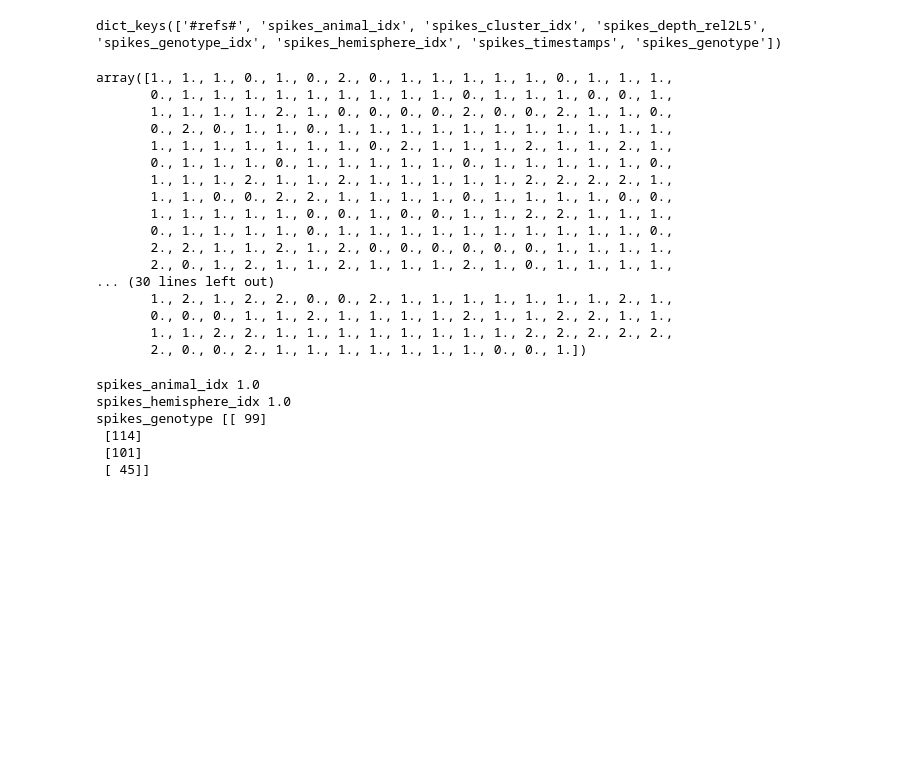
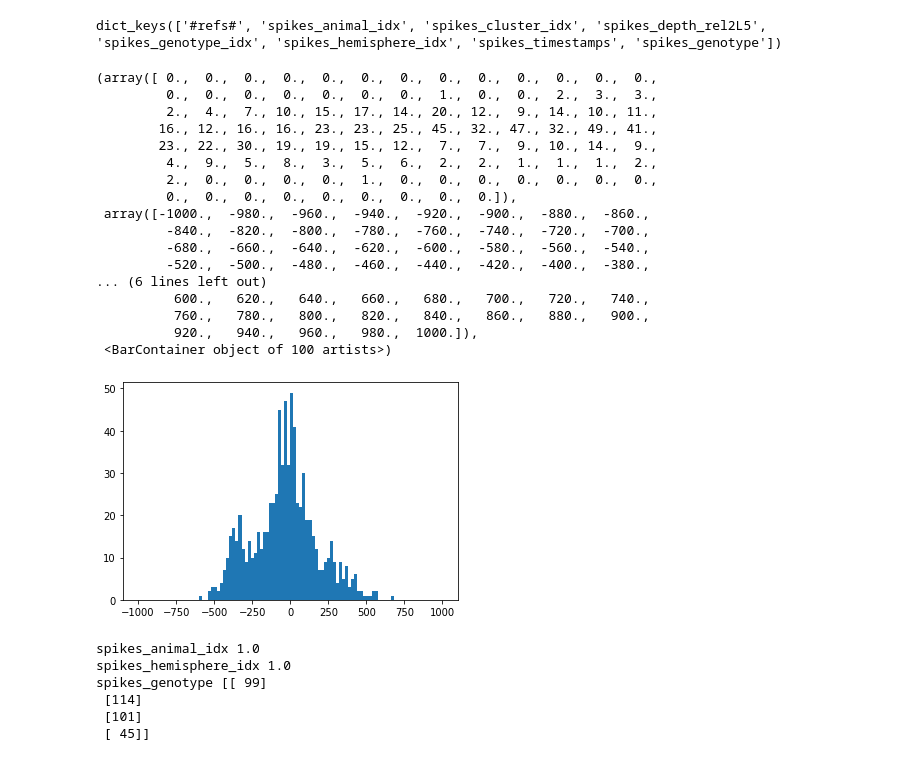
Before and after one commit to woxxel/DarkMatter, a Jupyter notebook: notebooks/spiking_data_analysis.ipynb, the cells around one changed output. Cells and saved outputs as stored; diff of their text form; code cells hidden in the pictures; blank space fills up the shorter version.

```diff
--- a/notebooks/spiking_data_analysis.ipynb
+++ b/notebooks/spiking_data_analysis.ipynb
@@ -44,26 +44,27 @@ data['spikes_depth_rel2L5'] = data['spikes_depth_rel2L5'].flatten()
 data.keys()
 # %% [output]
 dict_keys(['#refs#', 'spikes_animal_idx', 'spikes_cluster_idx', 'spikes_depth_rel2L5', 'spikes_genotype_idx', 'spikes_hemisphere_idx', 'spikes_timestamps', 'spikes_genotype'])
-# %%
-data['spikes_cluster_idx']
-# %% [output]
-array([1., 1., 1., 0., 1., 0., 2., 0., 1., 1., 1., 1., 1., 0., 1., 1., 1.,
-       0., 1., 1., 1., 1., 1., 1., 1., 1., 1., 0., 1., 1., 1., 0., 0., 1.,
-       1., 1., 1., 1., 2., 1., 0., 0., 0., 0., 2., 0., 0., 2., 1., 1., 0.,
-       0., 2., 0., 1., 1., 0., 1., 1., 1., 1., 1., 1., 1., 1., 1., 1., 1.,
-       1., 1., 1., 1., 1., 1., 1., 0., 2., 1., 1., 1., 2., 1., 1., 2., 1.,
-       0., 1., 1., 1., 0., 1., 1., 1., 1., 1., 0., 1., 1., 1., 1., 1., 0.,
-       1., 1., 1., 2., 1., 1., 2., 1., 1., 1., 1., 1., 2., 2., 2., 2., 1.,
-       1., 1., 0., 0., 2., 2., 1., 1., 1., 1., 0., 1., 1., 1., 1., 0., 0.,
-       1., 1., 1., 1., 1., 0., 0., 1., 0., 0., 1., 1., 2., 2., 1., 1., 1.,
-       0., 1., 1., 1., 1., 0., 1., 1., 1., 1., 1., 1., 1., 1., 1., 1., 0.,
-       2., 2., 1., 1., 2., 1., 2., 0., 0., 0., 0., 0., 0., 1., 1., 1., 1.,
-       2., 0., 1., 2., 1., 1., 2., 1., 1., 1., 2., 1., 0., 1., 1., 1., 1.,
-... (30 lines left out)
-       1., 2., 1., 2., 2., 0., 0., 2., 1., 1., 1., 1., 1., 1., 1., 2., 1.,
-       0., 0., 0., 1., 1., 2., 1., 1., 1., 1., 2., 1., 1., 2., 2., 1., 1.,
-       1., 1., 2., 2., 1., 1., 1., 1., 1., 1., 1., 1., 2., 2., 2., 2., 2.,
-       2., 0., 0., 2., 1., 1., 1., 1., 1., 1., 1., 0., 0., 1.])
+# %%
+plt.hist(data['spikes_depth_rel2L5'],np.linspace(-1000,1000,101))
+# %% [output]
+(array([ 0.,  0.,  0.,  0.,  0.,  0.,  0.,  0.,  0.,  0.,  0.,  0.,  0.,
+         0.,  0.,  0.,  0.,  0.,  0.,  0.,  1.,  0.,  0.,  2.,  3.,  3.,
+         2.,  4.,  7., 10., 15., 17., 14., 20., 12.,  9., 14., 10., 11.,
+        16., 12., 16., 16., 23., 23., 25., 45., 32., 47., 32., 49., 41.,
+        23., 22., 30., 19., 19., 15., 12.,  7.,  7.,  9., 10., 14.,  9.,
+         4.,  9.,  5.,  8.,  3.,  5.,  6.,  2.,  2.,  1.,  1.,  1.,  2.,
+         2.,  0.,  0.,  0.,  0.,  1.,  0.,  0.,  0.,  0.,  0.,  0.,  0.,
+         0.,  0.,  0.,  0.,  0.,  0.,  0.,  0.,  0.]),
+ array([-1000.,  -980.,  -960.,  -940.,  -920.,  -900.,  -880.,  -860.,
+         -840.,  -820.,  -800.,  -780.,  -760.,  -740.,  -720.,  -700.,
+         -680.,  -660.,  -640.,  -620.,  -600.,  -580.,  -560.,  -540.,
+         -520.,  -500.,  -480.,  -460.,  -440.,  -420.,  -400.,  -380.,
+... (6 lines left out)
+          600.,   620.,   640.,   660.,   680.,   700.,   720.,   740.,
+          760.,   780.,   800.,   820.,   840.,   860.,   880.,   900.,
+          920.,   940.,   960.,   980.,  1000.]),
+ <BarContainer object of 100 artists>)
+[figure, added]
 # %%
 ### clustering data
 spike_data = []
```
Also changed, not shown: parts of 1 cell of this notebook, 3 other files.
